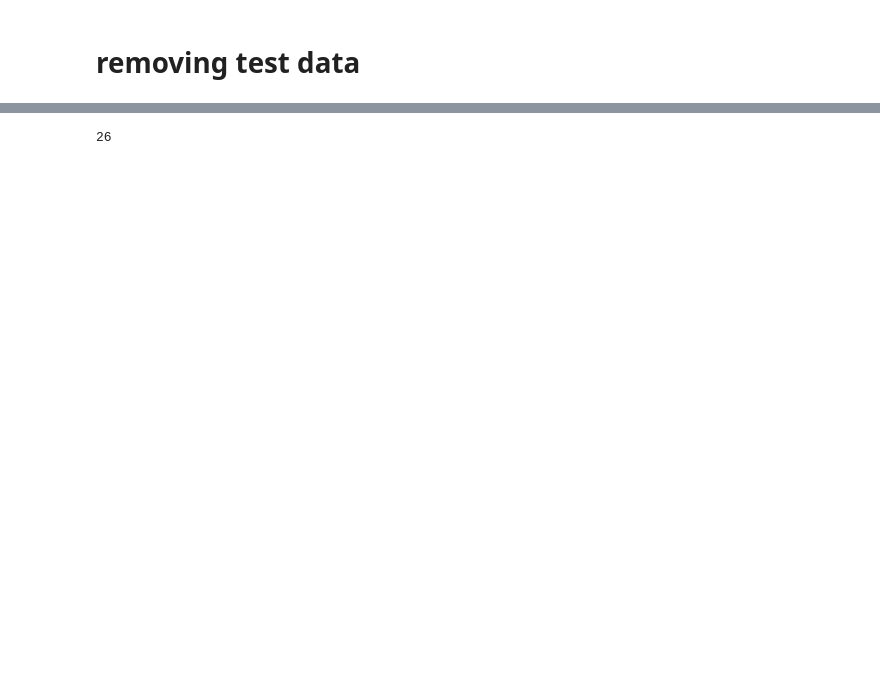
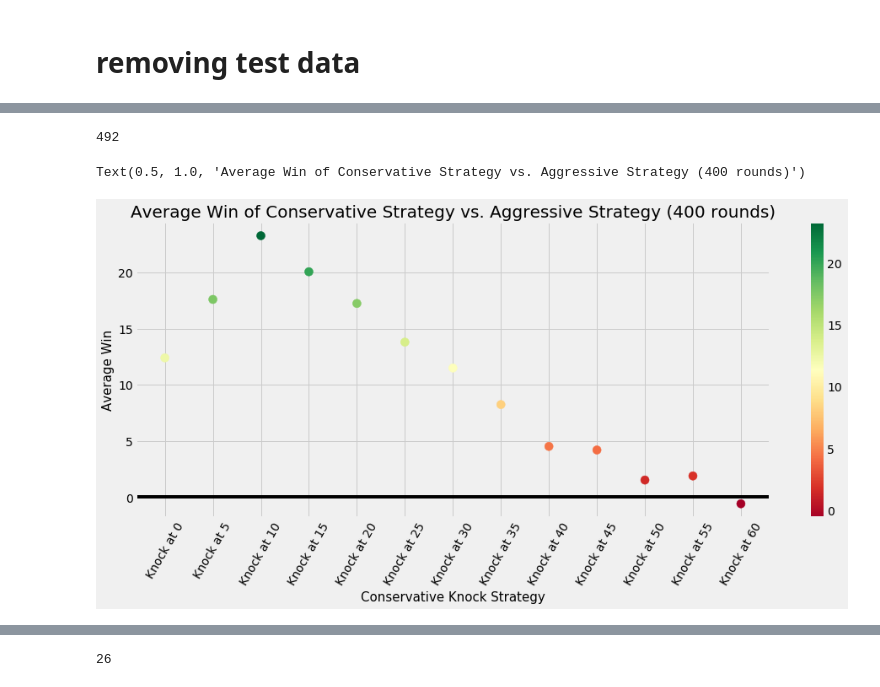
Before and after one commit to bmjoseph/NineCard, a Jupyter notebook: Analysis2.ipynb, the cells around one changed output, grey strips where cells are left out. Cells and saved outputs as stored; diff of their text form; code cells hidden in the pictures; blank space fills up the shorter version.

Commit message:
running more simulations for aggressive vs conservative strategy

```diff
--- a/Analysis2.ipynb
+++ b/Analysis2.ipynb
@@ -56,3 +47,33 @@ results.head(2)
+# %%
+results = results[~results['notes'].isin(['TESTING', 'TESTING DAN RUN'])]
+print(len(results))
+
+aggressive_vs_conservative = results[results['notes'] == ('''Testing the more conservative pile and discard strategy \
+vs the more aggressive near runs/sets pile and discard strategy. Knock values will be same for both players''')]
+
+conservative_perspective = aggressive_vs_conservative[aggressive_vs_conservative['player_number'] == 0]
+
+conservative_perspective = conservative_perspective[conservative_perspective['rounds'] == 400]
+
+cm = plt.cm.get_cmap('RdYlGn')
+plt.style.use('fivethirtyeight')
+plt.subplots(figsize = (15, 6))
+
+
+a = plt.scatter(x = conservative_perspective['knock_strategy'], y = conservative_perspective['avg_win'],
+           c = conservative_perspective['avg_win'], s=100, cmap = cm)
+plt.axhline(y=0, color = 'black')
+plt.colorbar(a)
+
+plt.xticks(rotation = 60)
+
+plt.xlabel('Conservative Knock Strategy', fontsize = 15)
+plt.ylabel('Average Win', fontsize = 15)
+plt.title('Average Win of Conservative Strategy vs. Aggressive Strategy (400 rounds)', fontsize = 20)
+# %% [output]
+492
+Text(0.5, 1.0, 'Average Win of Conservative Strategy vs. Aggressive Strategy (400 rounds)')
+[figure, added]
 # %%
 grouped_results = results.groupby(['sim_id', 'knock_strategy', 'draw_strategy', 'discard_strategy', 'rounds', 'notes']).agg(
     {'avg_win': [max, 'size']}).reset_index() \
```
Also changed, not shown: parts of 4 cells of this notebook, 2 other files.
